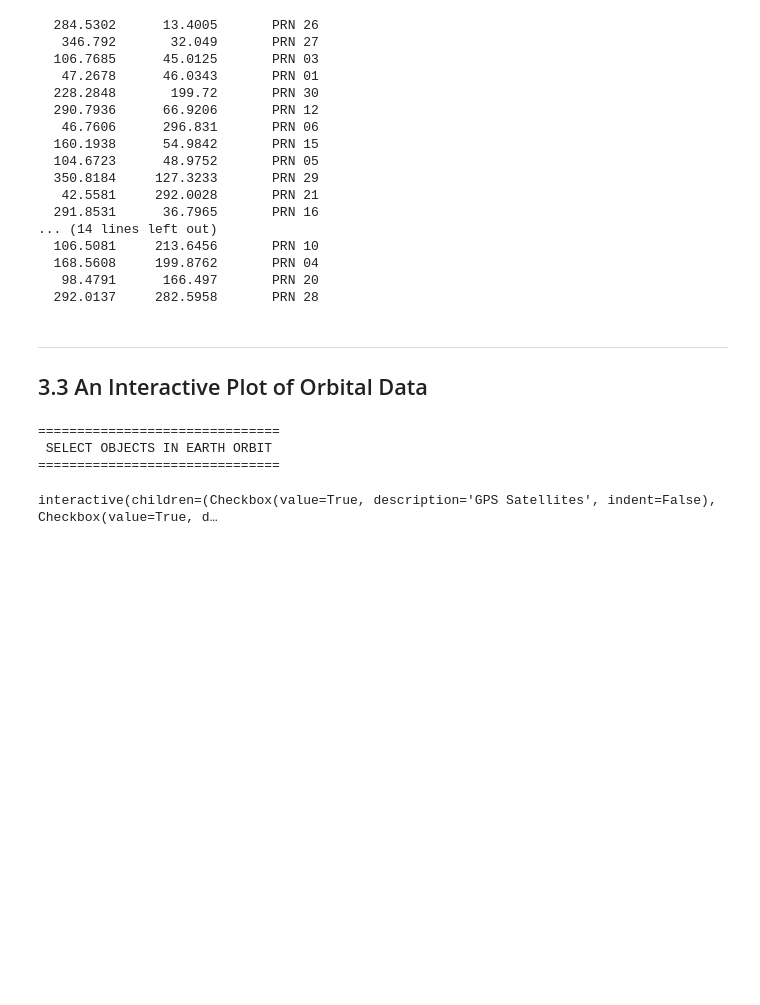
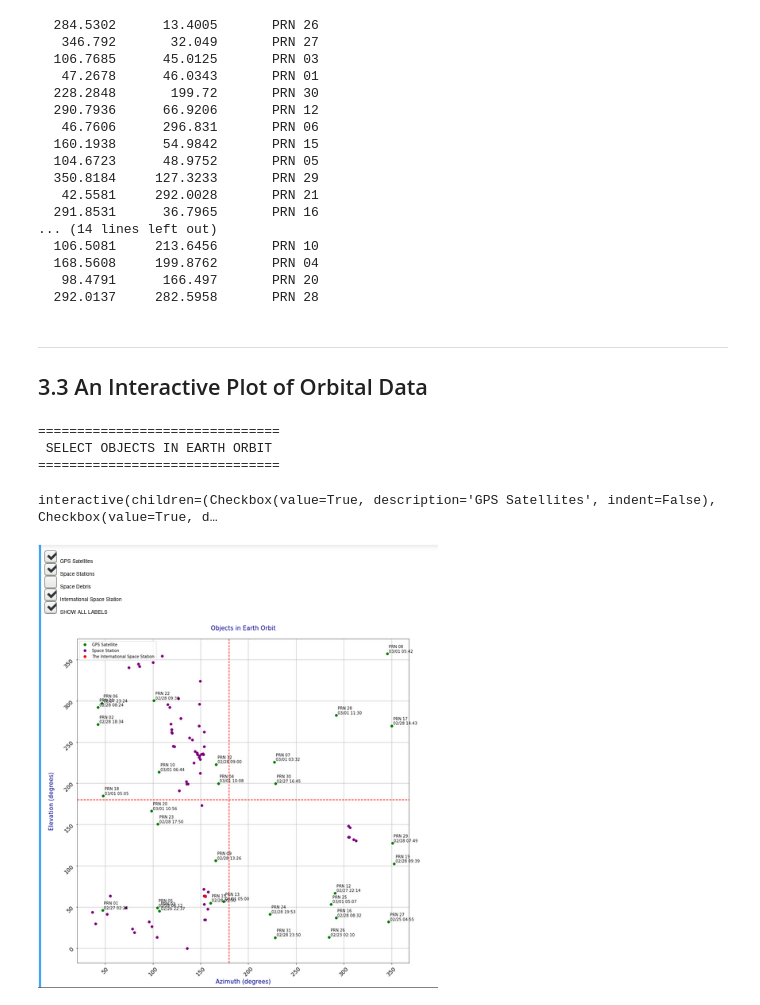
Before and after one commit to kwegner7/proj, a Jupyter notebook: jupyter/satellites.ipynb, the cells around one changed output. Saved outputs shown, nothing was run; the diff lists cells and outputs as text; code cells hidden in the pictures; blank space fills up the shorter version.

```diff
--- a/jupyter/satellites.ipynb
+++ b/jupyter/satellites.ipynb
@@ -432,3 +440,7 @@ interact(
  SELECT OBJECTS IN EARTH ORBIT
 ===============================
 interactive(children=(Checkbox(value=True, description='GPS Satellites', indent=False), Checkbox(value=True, d…
+# %%
+display.Image("data/sat.png", width=400, height=400)
+# %% [output]
+[figure, added]
```
Also changed, not shown: parts of 3 cells of this notebook, 21 other files.
